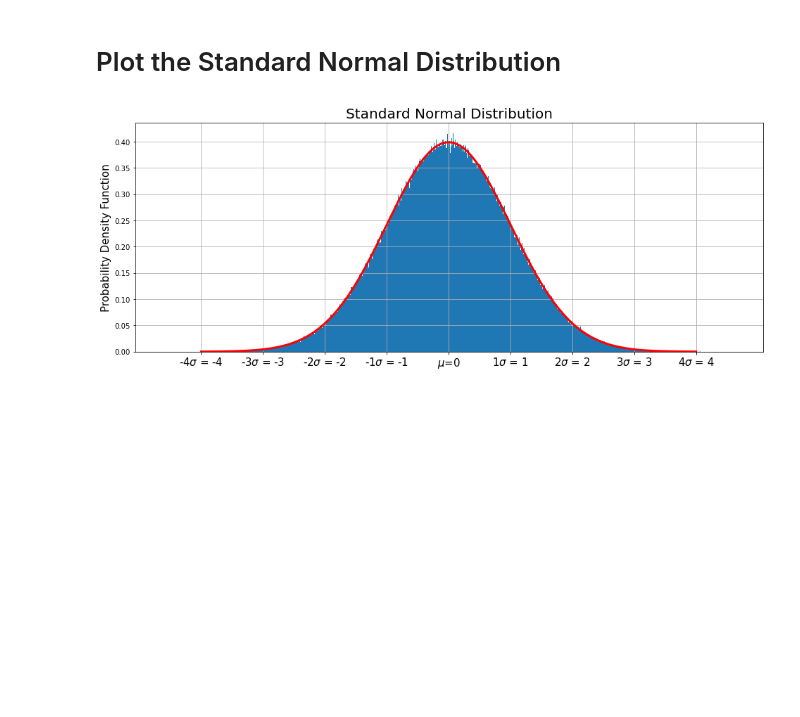
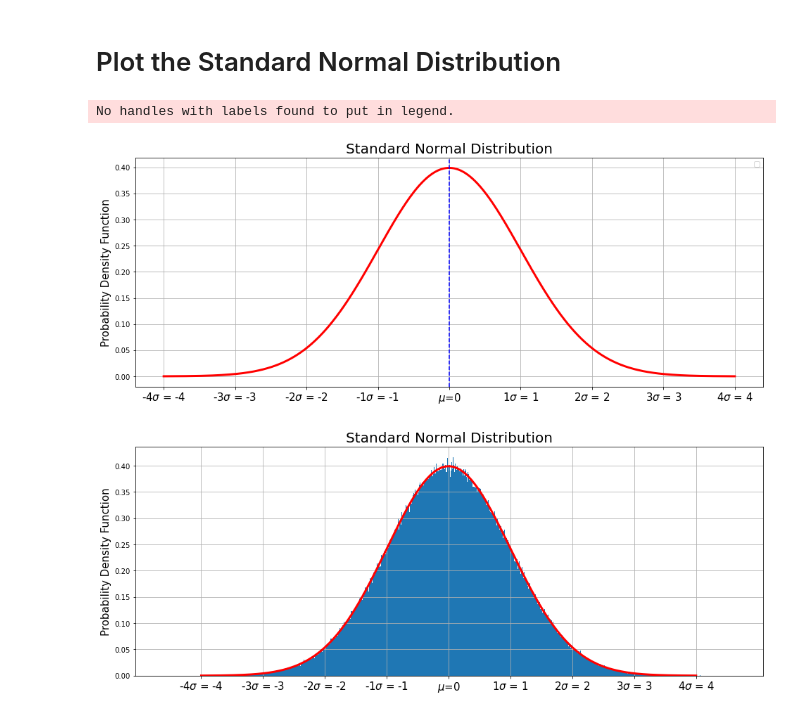
Before and after one commit to code-JOA/Introduction-to-Python, a Jupyter notebook: 02.Session2/Statistics/01.Introduction To Statistics/07.Standard Normal Distribution.ipynb, the cells around one changed output. Saved outputs shown, nothing was run; the diff lists cells and outputs as text; code cells hidden in the pictures; blank space fills up the shorter version.

```diff
--- a/02.Session2/Statistics/01.Introduction To Statistics/07.Standard Normal Distribution.ipynb
+++ b/02.Session2/Statistics/01.Introduction To Statistics/07.Standard Normal Distribution.ipynb
@@ -343,6 +323,25 @@ stats.kurtosis(z)
 # %%
 x = np.linspace(-4,4,1000)
 y = stats.norm.pdf(x, loc=0 , scale=1)
+# %%
+plt.figure(figsize=(16,6))
+# plt.hist(z, bins=1000, density=True)
+plt.grid()
+plt.plot(x,y, linewidth=3, color="red")
+plt.xticks(np.arange(-4,5,1),
+          labels= ["-4$\sigma$ = -4" , "-3$\sigma$ = -3" , "-2$\sigma$ = -2" , "-1$\sigma$ = -1",
+                   "$\mu$=0" , "1$\sigma$ = 1" , "2$\sigma$ = 2" , "3$\sigma$ = 3" ,"4$\sigma$ = 4"] , fontsize=15)
+# mean = y.mean()
+# st_dev = y.std()
+# plt.axvline(mean - st_dev, color = 'blue', label = '$\mu$=0')
+plt.axvline("$\mu$=0", color="blue", linestyle="--");
+plt.title("Standard Normal Distribution" , fontsize=20)
+plt.ylabel("Probability Density Function" , fontsize=15)
+plt.legend()
+plt.show()
+# %% [output]
+No handles with labels found to put in legend.
+[figure, added]
 # %%
 plt.figure(figsize=(16,6))
 plt.hist(z, bins=1000, density=True)
```
Also changed, not shown: parts of 11 cells of this notebook.
